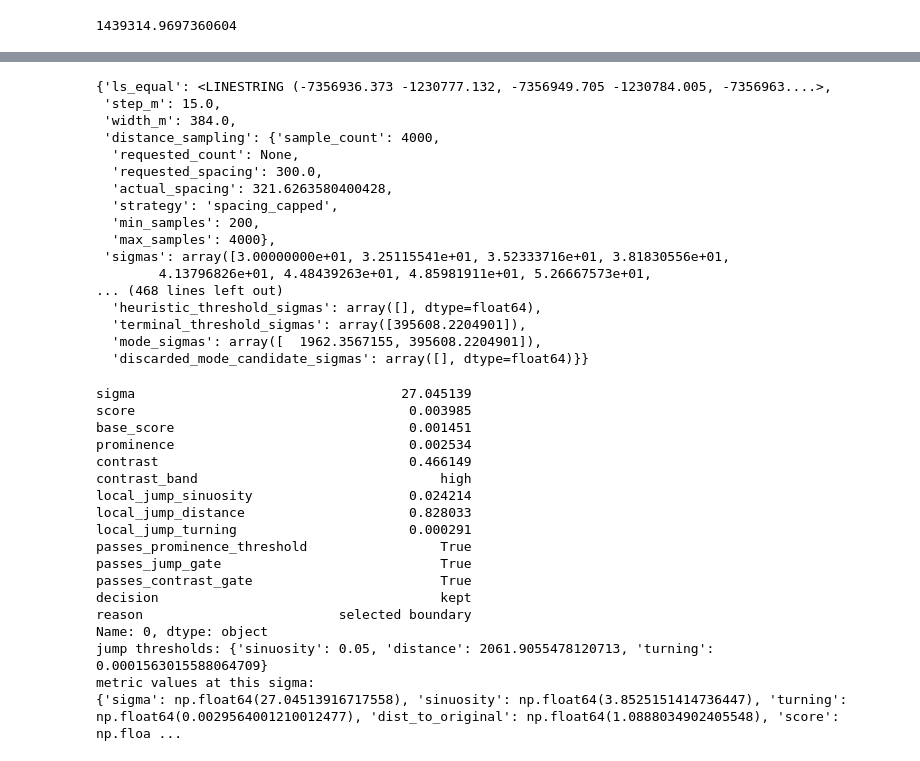
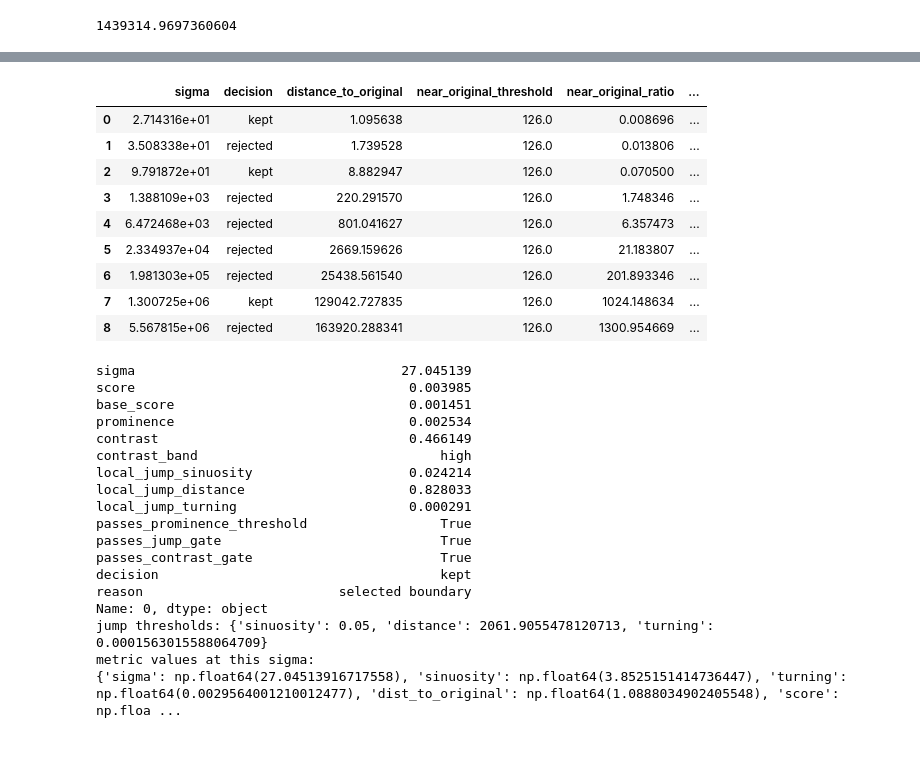
Before and after one commit to niekcde/single_thread_channel_hierarchy, a Jupyter notebook: test_pipeline.ipynb, the cells around one changed output, grey strips where cells are left out. Saved outputs shown, nothing was run; the diff lists cells and outputs as text; code cells hidden in the pictures.

```diff
--- a/test_pipeline.ipynb
+++ b/test_pipeline.ipynb
@@ -170,23 +171,26 @@ cand[[
-# %%
-result
-# %% [output]
-{'ls_equal': <LINESTRING (-7356936.373 -1230777.132, -7356949.705 -1230784.005, -7356963....>,
- 'step_m': 15.0,
- 'width_m': 384.0,
- 'distance_sampling': {'sample_count': 4000,
-  'requested_count': None,
-  'requested_spacing': 300.0,
-  'actual_spacing': 321.6263580400428,
-  'strategy': 'spacing_capped',
-  'min_samples': 200,
-  'max_samples': 4000},
- 'sigmas': array([3.00000000e+01, 3.25115541e+01, 3.52333716e+01, 3.81830556e+01,
-        4.13796826e+01, 4.48439263e+01, 4.85981911e+01, 5.26667573e+01,
-... (468 lines left out)
-  'heuristic_threshold_sigmas': array([], dtype=float64),
-  'terminal_threshold_sigmas': array([395608.2204901]),
-  'mode_sigmas': array([  1962.3567155, 395608.2204901]),
-  'discarded_mode_candidate_sigmas': array([], dtype=float64)}}
+# %%
+import pandas as pd
+
+pd.DataFrame(result["boundary_diagnostics"]["candidates"])[[
+    "sigma",
+    "decision",
+    "distance_to_original",
+    "near_original_threshold",
+    "near_original_ratio",
+    "near_original_flag",
+    "near_original_tier",
+]]
+# %% [output]
+|  | sigma | decision | distance_to_original | near_original_threshold | near_original_ratio | ... |
+| 0 | 2.714316e+01 | kept | 1.095638 | 126.0 | 0.008696 | ... |
+| 1 | 3.508338e+01 | rejected | 1.739528 | 126.0 | 0.013806 | ... |
+| 2 | 9.791872e+01 | kept | 8.882947 | 126.0 | 0.070500 | ... |
+| 3 | 1.388109e+03 | rejected | 220.291570 | 126.0 | 1.748346 | ... |
+| 4 | 6.472468e+03 | rejected | 801.041627 | 126.0 | 6.357473 | ... |
+| 5 | 2.334937e+04 | rejected | 2669.159626 | 126.0 | 21.183807 | ... |
+| 6 | 1.981303e+05 | rejected | 25438.561540 | 126.0 | 201.893346 | ... |
+| 7 | 1.300725e+06 | kept | 129042.727835 | 126.0 | 1024.148634 | ... |
+| 8 | 5.567815e+06 | rejected | 163920.288341 | 126.0 | 1300.954669 | ... |
 # %%
 from scipy.signal import savgol_filter, find_peaks
 # %%
```
Also changed, not shown: parts of 5 cells of this notebook.
